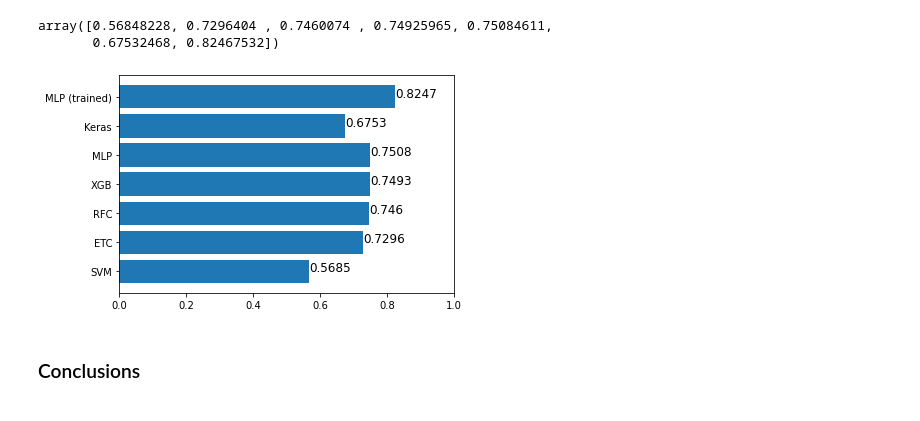
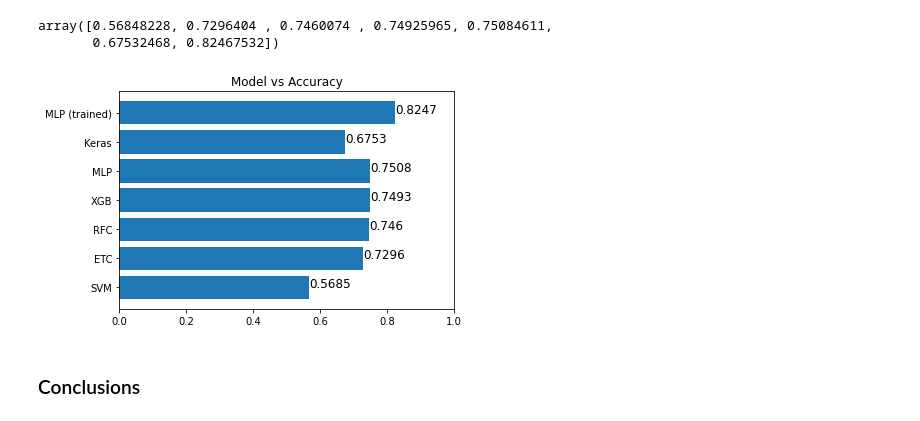
Before and after one commit to HinePo/diabetes-ML-and-DL-study, a Jupyter notebook: Generic_ML.ipynb, the cells around one changed output. Drawn from its saved outputs; the diff is of its cells as text; code cells hidden in the pictures.

```diff
--- a/Generic_ML.ipynb
+++ b/Generic_ML.ipynb
@@ -520,13 +520,14 @@ array([0.56848228, 0.7296404 , 0.7460074 , 0.74925965, 0.75084611,
 # %%
 # plot model results with trained model
 
 fig, ax = plt.subplots()
 ax.barh(all_models, all_scores)
 plt.xlim(0, 1)
+plt.title("Model vs Accuracy")
 for index, value in enumerate(all_scores):
     plt.text(value, index, str(round(value, 4)), fontsize = 12)
 # %% [output]
-[figure, old version]
+[figure, new version]
 # %% [markdown]
 ### Conclusions
 # %% [markdown]
```
